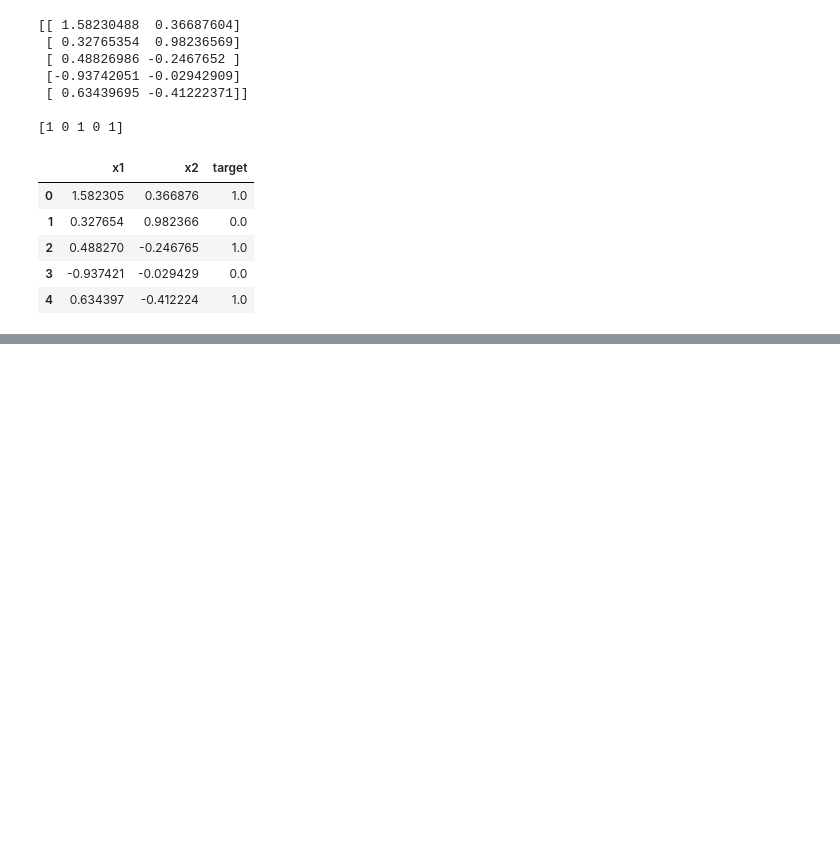
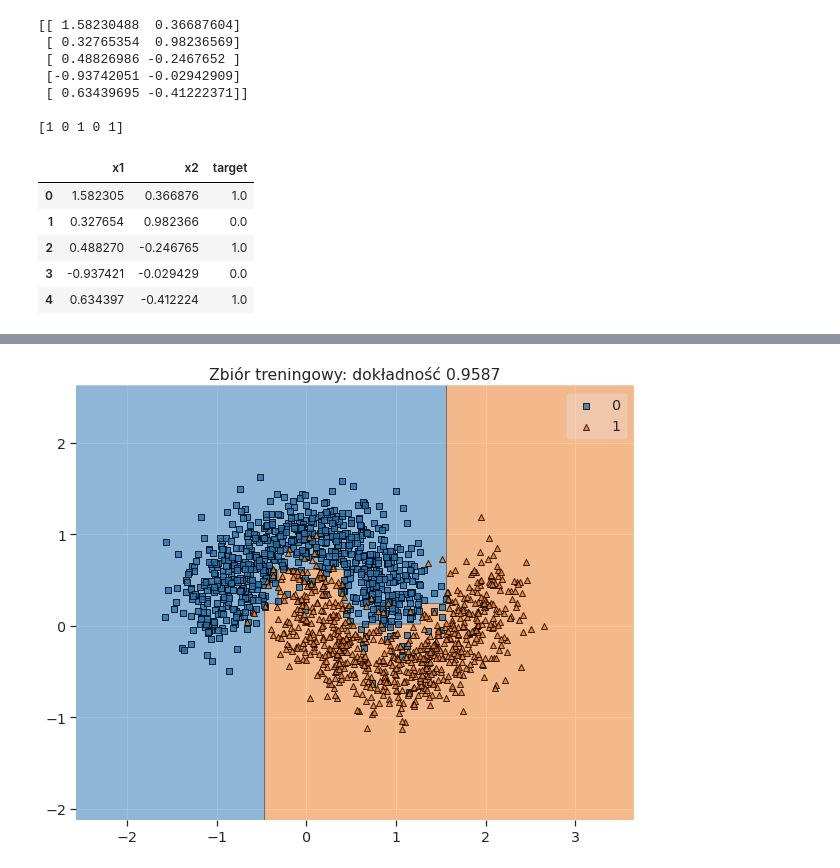
Before and after one commit to adrian5520/Machine-learning, a Jupyter notebook: supervised/04_model_selection.ipynb, the cells around one changed output, grey strips where cells are left out. Cells and saved outputs as stored; diff of their text form; code cells hidden in the pictures; blank space fills up the shorter version.

```diff
--- a/supervised/04_model_selection.ipynb
+++ b/supervised/04_model_selection.ipynb
@@ -37,0 +89,9 @@ df.head()
+# %%
+from mlxtend.plotting import plot_decision_regions
+
+plt.figure(figsize=(10,8))
+plot_decision_regions(X_train, y_train, grid_search)
+plt.title(f'Zbiór treningowy: dokładność {grid_search.score(X_train, y_train):.4f}')
+plt.show()
+# %% [output]
+[figure, added]
```
Also changed, not shown: parts of 18 cells of this notebook.
